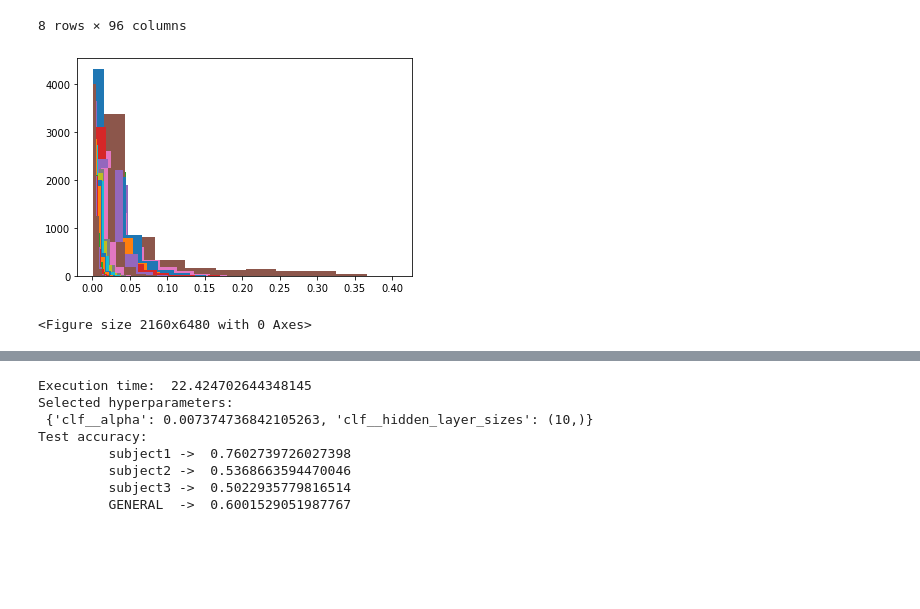
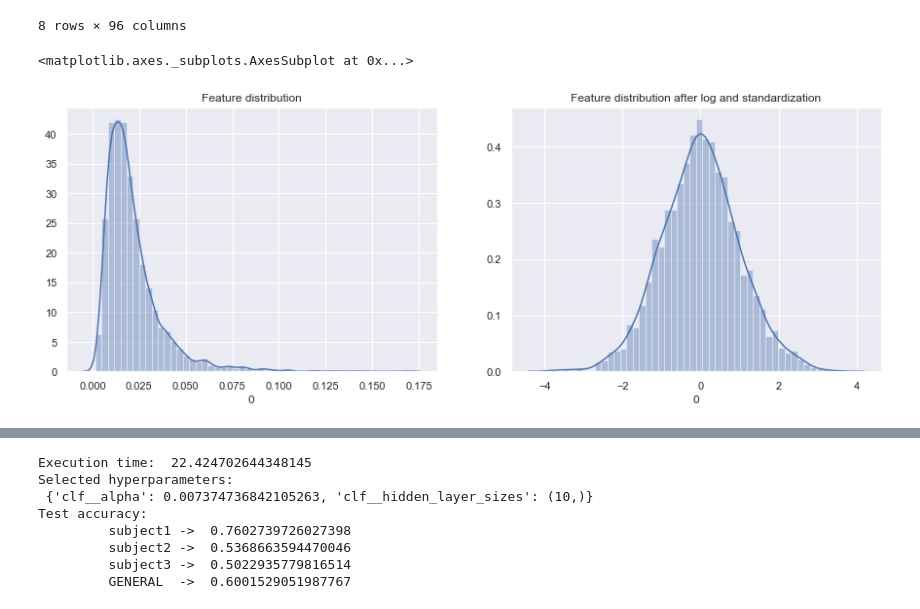
Before and after one commit to josebasierra/clasificacion-imagenes-mentales-APA, a Jupyter notebook: script.ipynb, the cells around one changed output, grey strips where cells are left out. Saved outputs shown, nothing was run; the diff lists cells and outputs as text; code cells hidden in the pictures; blank space fills up the shorter version.

Commit message:
Update data visualization

```diff
--- a/script.ipynb
+++ b/script.ipynb
@@ -100,19 +112,36 @@ data.describe()
 | 75% | 0.026190 | 0.029095 | 0.024602 | 0.013309 | 0.009350 | 0.008439 | 0.007832 | 0.007219 | 0.005993 | 0.005027 | ... | ... |
 | max | 0.169052 | 0.154352 | 0.139760 | 0.083383 | 0.083631 | 0.061253 | 0.044344 | 0.045037 | 0.025920 | 0.022354 | ... | ... |
 8 rows × 96 columns
-# %%
-#distributions/outliers
-N=96
-for i in range(0,N):
-    plt.hist(data[i])
-# %% [output]
-[figure, removed]
-# %%
-fig = plt.figure(figsize=(30,90))
-
-# for i in range(0,N):
-#     ax = fig.add_subplot(24,4,i+1)
-#     sns.distplot(data[i])
-# %% [output]
-<Figure size 2160x6480 with 0 Axes>
+# %%
+# apply transformations to data for posterior observation
+
+data_transformed = data.copy()
+for i in range(0,len(data.columns)-1):
+
+    # log
+    x = np.log(data[i])
+
+    # standarization
+    x = (x - x.mean())/x.std()
+
+    data_transformed[i] = x
+# %%
+# plot configuration
+sns.set_style('darkgrid')
+sns.set_palette('deep')
+# %%
+fig = plt.figure(figsize=(15,5))
+
+index = 0
+
+ax = fig.add_subplot(1,2,1)
+ax.title.set_text('Feature distribution')
+sns.distplot(data[index])
+
+ax = fig.add_subplot(1,2,2)
+ax.title.set_text('Feature distribution after log and standardization')
+sns.distplot(data_transformed[index])
+# %% [output]
+<matplotlib.axes._subplots.AxesSubplot at 0x...>
+[figure, added]
 # %%
```
Also changed, not shown: parts of 17 cells of this notebook.
